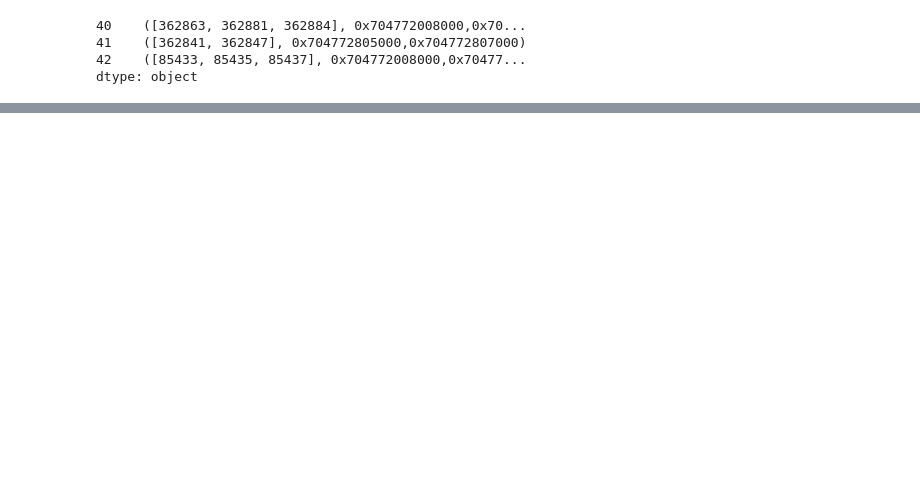
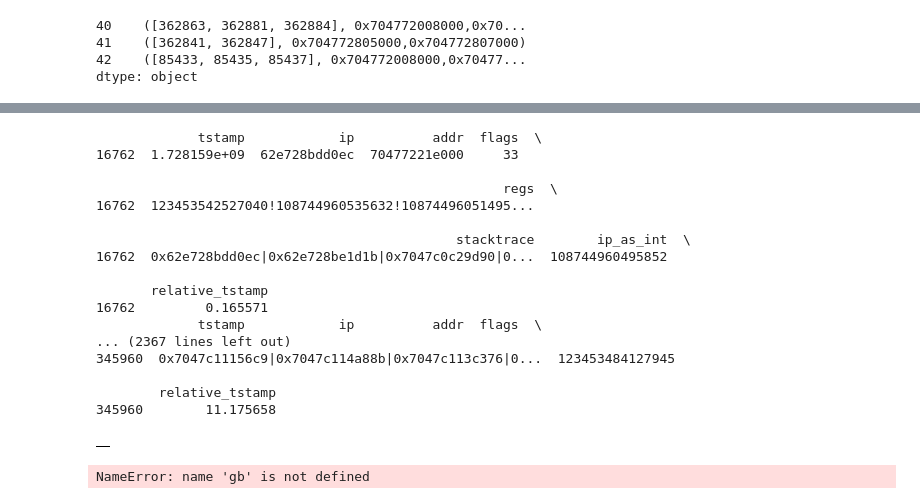
Before and after one commit to vigarov/new_ml_prefetching, a Jupyter notebook: data/analysis/fltrace_parser.ipynb, the cells around one changed output, grey strips where cells are left out. Saved outputs shown, nothing was run; the diff lists cells and outputs as text; code cells hidden in the pictures; blank space fills up the shorter version.

```diff
--- a/data/analysis/fltrace_parser.ipynb
+++ b/data/analysis/fltrace_parser.ipynb
@@ -332,0 +336,21 @@ plt.ion()
+# %%
+(analysis_df.groupby(by="stacktrace",as_index=False).apply(print))
+# %% [output]
+             tstamp            ip          addr  flags  \
+16762  1.728159e+09  62e728bdd0ec  70477221e000     33
+
+                                                    regs  \
+16762  123453542527040!108744960535632!10874496051495...
+
+                                              stacktrace        ip_as_int  \
+16762  0x62e728bdd0ec|0x62e728be1d1b|0x7047c0c29d90|0...  108744960495852
+
+       relative_tstamp
+16762         0.165571
+             tstamp            ip          addr  flags  \
+... (2367 lines left out)
+345960  0x7047c11156c9|0x7047c114a88b|0x7047c113c376|0...  123453484127945
+
+        relative_tstamp
+345960        11.175658
+|  |
@@ -332,0 +533,12 @@ plt.ion()
+# %%
+all_regs_data = None
+for group in gb.stacktrace.unique():
+    grouped_df = gb.get_group(group[0])
+    group_vals = np.stack(grouped_df["regs"].values)
+    if all_regs_data is None:
+        all_regs_data = group_vals
+    else:
+        all_regs_data = np.vstack((all_regs_data,group_vals))
+print(all_regs_data.shape)
+# %% [output]
+NameError: name 'gb' is not defined
```
Also changed, not shown: parts of 16 cells of this notebook.
